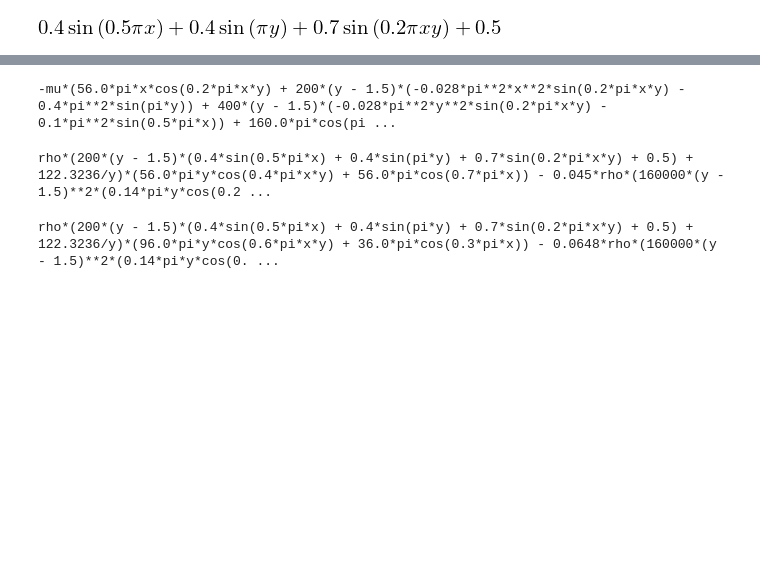
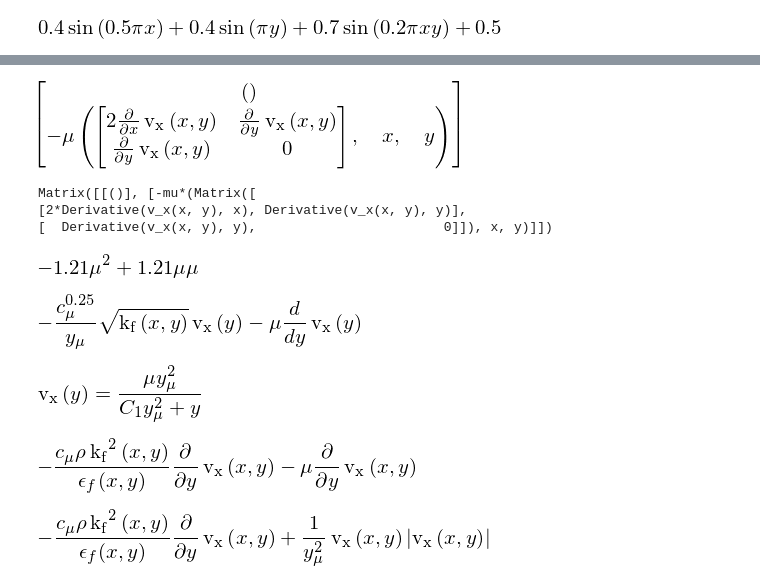
Before and after one commit to JIMMY-KSU/jupyter_notebooks, a Jupyter notebook: moose-notes.ipynb, the cells around one changed output, grey strips where cells are left out. Cells and saved outputs as stored; diff of their text form; code cells hidden in the pictures; blank space fills up the shorter version.

```diff
--- a/moose-notes.ipynb
+++ b/moose-notes.ipynb
@@ -1033,0 +1219,15 @@ epsilonNew = eps * 200
+# %%
+cmu = 0.09
+mu, rho = sp.var('mu rho')
+visc_term = (-mu * n.transpose() * (gradVec2(v_vec, x, y) + gradVec2(v_vec, x, y).transpose(), x, y)).transpose()
+turbulent_visc_term = -(n.transpose() * (rho * cmu * k**2 / eps * (gradVec2(v_vec, x, y) + gradVec2(v_vec, x, y).transpose()), x, y)).transpose()
+# %%
+visc_term
+# %% [output]
+[figure, added]
+# %%
+print(visc_term)
+# %% [output]
+Matrix([[()], [-mu*(Matrix([
+[2*Derivative(v_x(x, y), x), Derivative(v_x(x, y), y)],
+[  Derivative(v_x(x, y), y),                        0]]), x, y)]])
@@ -1034,12 +1326,30 @@ epsilonNew = eps * 200
 # %%
-print(L_momentum_traction(uVecNew, kinNew, epsilonNew, x, y)[0])
+write_reduced_functions(uVecNew, kinNew, epsilonNew, x, y)
-# %% [output]
--mu*(56.0*pi*x*cos(0.2*pi*x*y) + 200*(y - 1.5)*(-0.028*pi**2*x**2*sin(0.2*pi*x*y) - 0.4*pi**2*sin(pi*y)) + 400*(y - 1.5)*(-0.028*pi**2*y**2*sin(0.2*pi*x*y) - 0.1*pi**2*sin(0.5*pi*x)) + 160.0*pi*cos(pi ...
-# %%
-print(L_kin(uVecNew, kinNew, epsilonNew, x, y))
-# %% [output]
-rho*(200*(y - 1.5)*(0.4*sin(0.5*pi*x) + 0.4*sin(pi*y) + 0.7*sin(0.2*pi*x*y) + 0.5) + 122.3236/y)*(56.0*pi*y*cos(0.4*pi*x*y) + 56.0*pi*cos(0.7*pi*x)) - 0.045*rho*(160000*(y - 1.5)**2*(0.14*pi*y*cos(0.2 ...
-# %%
-print(L_eps(uVecNew, kinNew, epsilonNew, x, y))
-# %% [output]
-rho*(200*(y - 1.5)*(0.4*sin(0.5*pi*x) + 0.4*sin(pi*y) + 0.7*sin(0.2*pi*x*y) + 0.5) + 122.3236/y)*(96.0*pi*y*cos(0.6*pi*x*y) + 36.0*pi*cos(0.3*pi*x)) - 0.0648*rho*(160000*(y - 1.5)**2*(0.14*pi*y*cos(0. ...
+# %%
+expr = numeric[0] - numeric_wall_function[0]
+
+expr.subs(y, 1).collect('mu')
+# %% [output]
+[figure, added]
+# %%
+expr = symbolic[0] - wall_function[0]
+# print(expr)
+# expr
+
+newexp = expr.subs(vx(x, y), vx(y)).subs(Abs(vx(y)), vx(y))
+# print(newexp)
+newexp
+# %% [output]
+[figure, added]
+# %%
+dsolve(newexp, vx(y))
+# %% [output]
+[figure, added]
+# %%
+symbolic[0]
+# %% [output]
+[figure, added]
+# %%
+wall_function[0]
+# %% [output]
+[figure, added]
```
Also changed, not shown: parts of 33 cells of this notebook, 2 other files.
